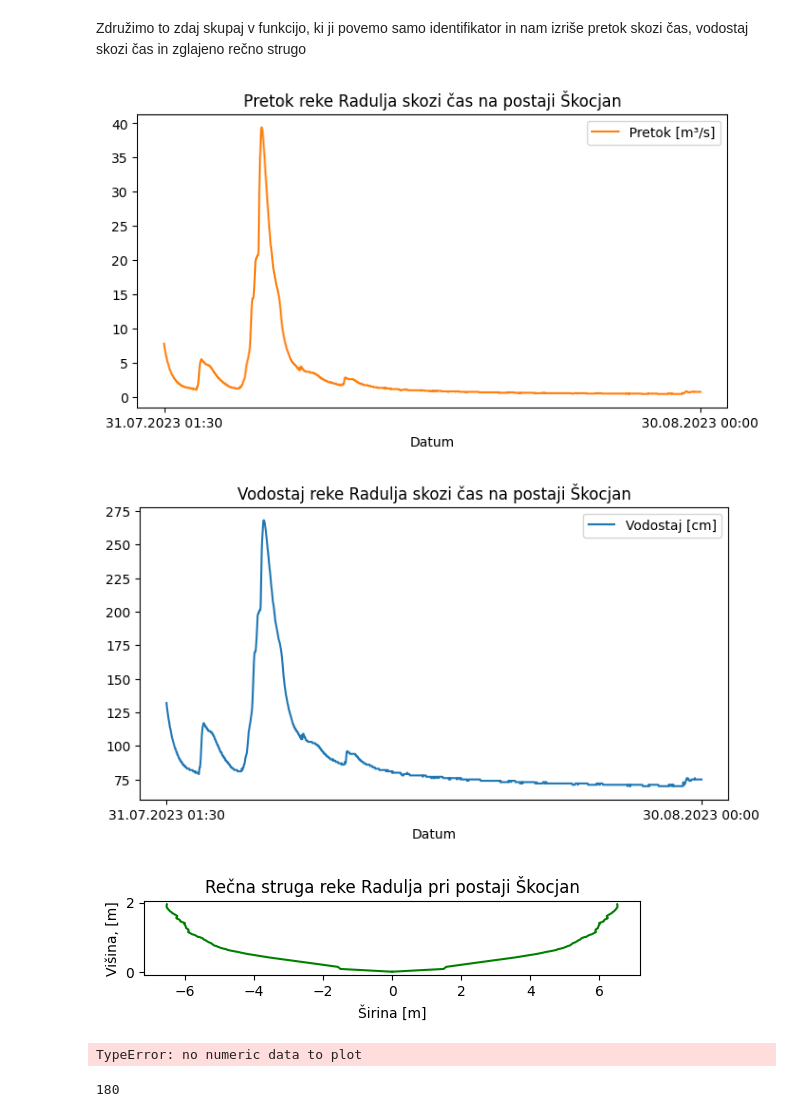
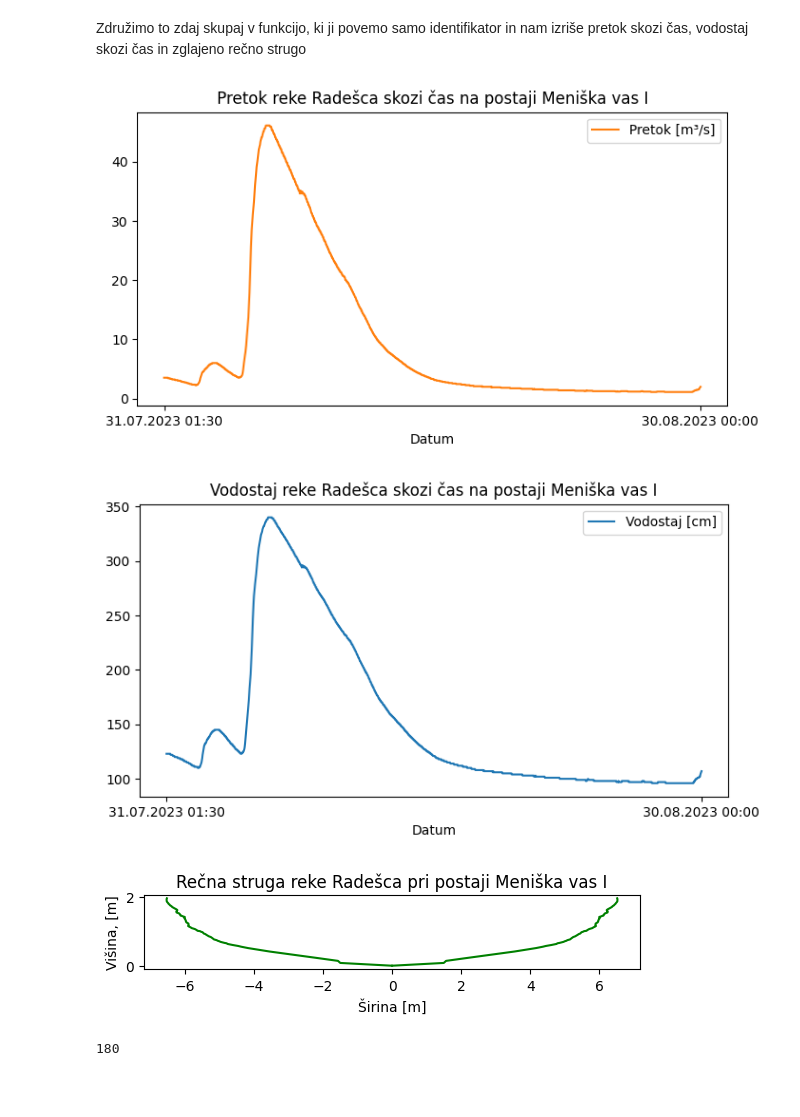
Before and after one commit to ld7426/projektna, a Jupyter notebook: Analiza.ipynb, the cells around one changed output. Saved outputs shown, nothing was run; the diff lists cells and outputs as text; code cells hidden in the pictures; blank space fills up the shorter version.

```diff
--- a/Analiza.ipynb
+++ b/Analiza.ipynb
@@ -237,11 +258,9 @@ def izris(id):
     plt.show()
 # %%
 izris(random.choice(slovar)["ID"])
-izris(random.choice(slovar)["ID"])
 # %% [output]
-[figure, old version]
+[figure, new version]
-[figure, old version]
+[figure, new version]
-[figure, old version]
+[figure, new version]
-TypeError: no numeric data to plot
 # %%
 plt.close()
```
Also changed, not shown: parts of 17 cells of this notebook.
